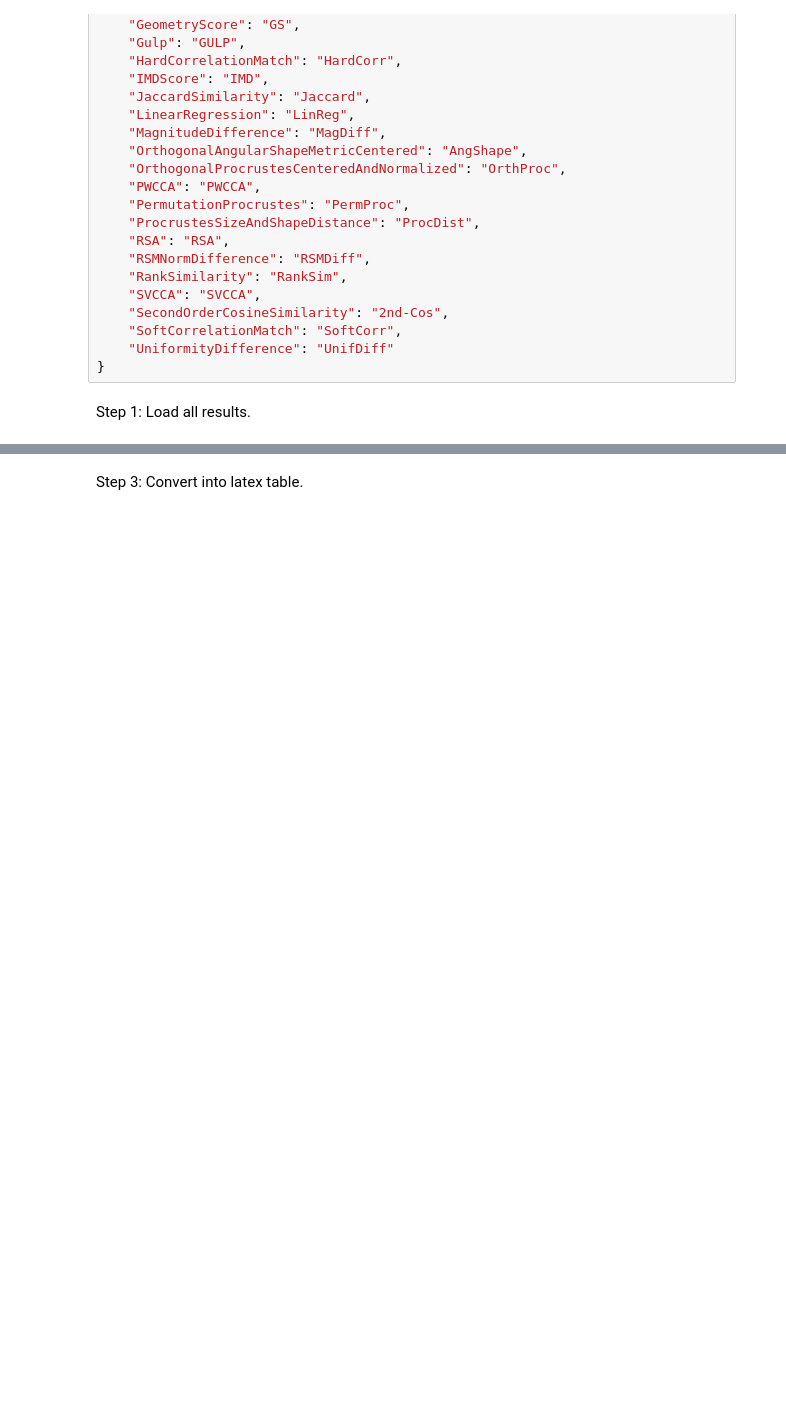
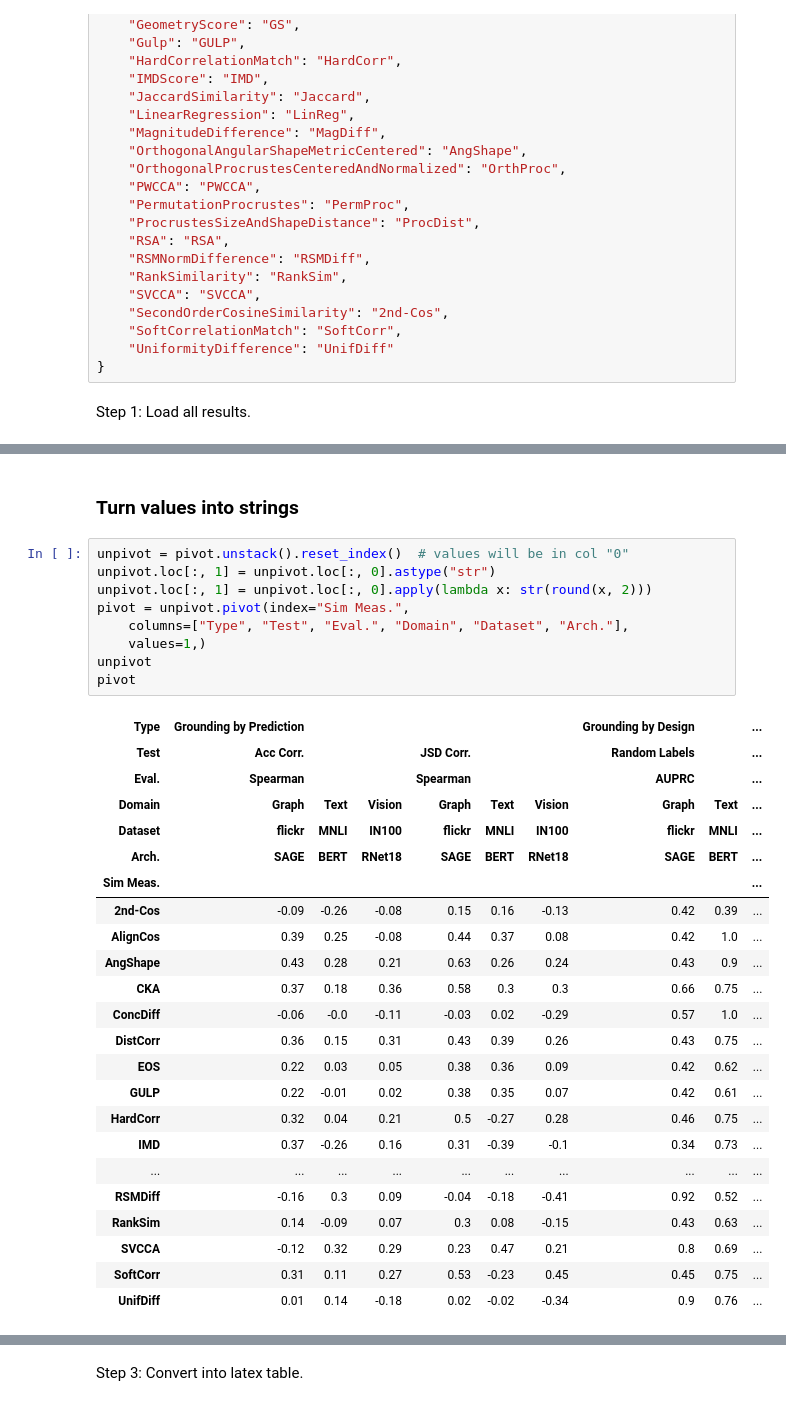
Before and after one commit to TaWald/similaritybench, a Jupyter notebook: tables_and_plots.ipynb, the cells around one changed output, grey strips where cells are left out. Cells and saved outputs as stored; diff of their text form; blank space fills up the shorter version.

```diff
--- a/tables_and_plots.ipynb
+++ b/tables_and_plots.ipynb
@@ -256,0 +299,35 @@ pivot
+# %% [markdown]
+### Turn values into strings
+# %%
+unpivot = pivot.unstack().reset_index()  # values will be in col "0"
+unpivot.loc[:, 1] = unpivot.loc[:, 0].astype("str")
+unpivot.loc[:, 1] = unpivot.loc[:, 0].apply(lambda x: str(round(x, 2)))
+pivot = unpivot.pivot(index="Sim Meas.",
+    columns=["Type", "Test", "Eval.", "Domain", "Dataset", "Arch."],
+    values=1,)
+unpivot
+pivot
+# %% [output]
+| Type | Grounding by Prediction |  |  |  |  |  | Grounding by Design |  | ... |
+| Test | Acc Corr. |  |  | JSD Corr. |  |  | Random Labels |  | ... |
+| Eval. | Spearman |  |  | Spearman |  |  | AUPRC |  | ... |
+| Domain | Graph | Text | Vision | Graph | Text | Vision | Graph | Text | ... |
+| Dataset | flickr | MNLI | IN100 | flickr | MNLI | IN100 | flickr | MNLI | ... |
+| Arch. | SAGE | BERT | RNet18 | SAGE | BERT | RNet18 | SAGE | BERT | ... |
+| Sim Meas. |  |  |  |  |  |  |  |  | ... |
+| 2nd-Cos | -0.09 | -0.26 | -0.08 | 0.15 | 0.16 | -0.13 | 0.42 | 0.39 | ... |
+| AlignCos | 0.39 | 0.25 | -0.08 | 0.44 | 0.37 | 0.08 | 0.42 | 1.0 | ... |
+| AngShape | 0.43 | 0.28 | 0.21 | 0.63 | 0.26 | 0.24 | 0.43 | 0.9 | ... |
+| CKA | 0.37 | 0.18 | 0.36 | 0.58 | 0.3 | 0.3 | 0.66 | 0.75 | ... |
+| ConcDiff | -0.06 | -0.0 | -0.11 | -0.03 | 0.02 | -0.29 | 0.57 | 1.0 | ... |
+| DistCorr | 0.36 | 0.15 | 0.31 | 0.43 | 0.39 | 0.26 | 0.43 | 0.75 | ... |
+| EOS | 0.22 | 0.03 | 0.05 | 0.38 | 0.36 | 0.09 | 0.42 | 0.62 | ... |
+| GULP | 0.22 | -0.01 | 0.02 | 0.38 | 0.35 | 0.07 | 0.42 | 0.61 | ... |
+| HardCorr | 0.32 | 0.04 | 0.21 | 0.5 | -0.27 | 0.28 | 0.46 | 0.75 | ... |
+| IMD | 0.37 | -0.26 | 0.16 | 0.31 | -0.39 | -0.1 | 0.34 | 0.73 | ... |
+| ... | ... | ... | ... | ... | ... | ... | ... | ... | ... |
+| RSMDiff | -0.16 | 0.3 | 0.09 | -0.04 | -0.18 | -0.41 | 0.92 | 0.52 | ... |
+| RankSim | 0.14 | -0.09 | 0.07 | 0.3 | 0.08 | -0.15 | 0.43 | 0.63 | ... |
+| SVCCA | -0.12 | 0.32 | 0.29 | 0.23 | 0.47 | 0.21 | 0.8 | 0.69 | ... |
+| SoftCorr | 0.31 | 0.11 | 0.27 | 0.53 | -0.23 | 0.45 | 0.45 | 0.75 | ... |
+| UnifDiff | 0.01 | 0.14 | -0.18 | 0.02 | -0.02 | -0.34 | 0.9 | 0.76 | ... |
```
Also changed, not shown: parts of 22 cells of this notebook, 2 other files.
